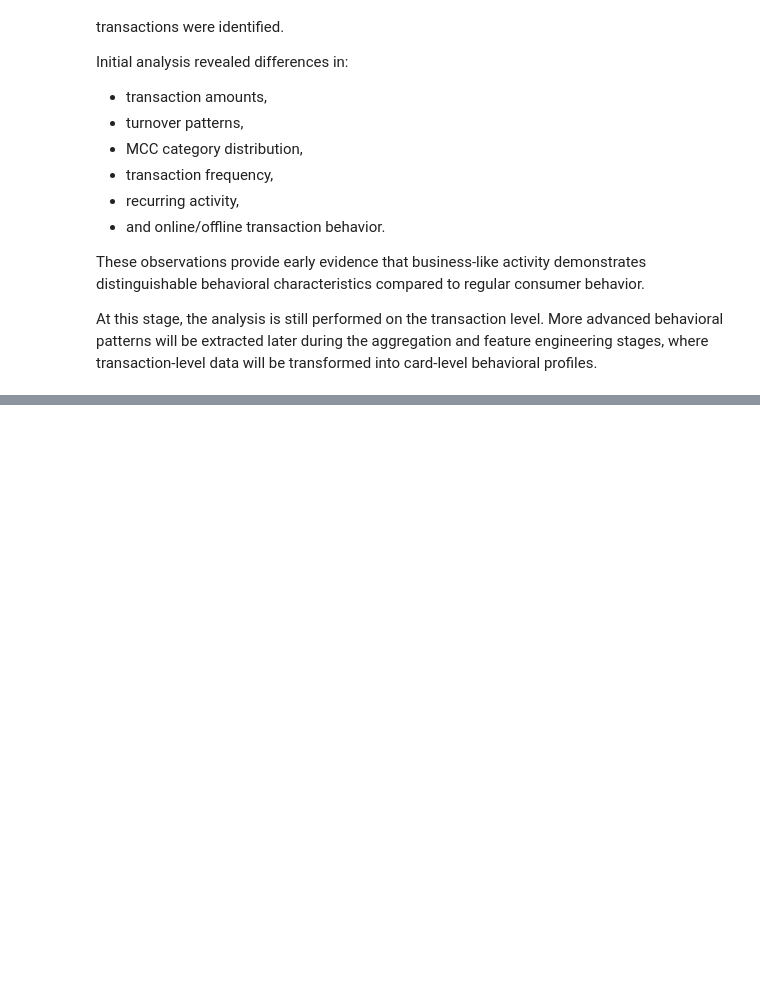
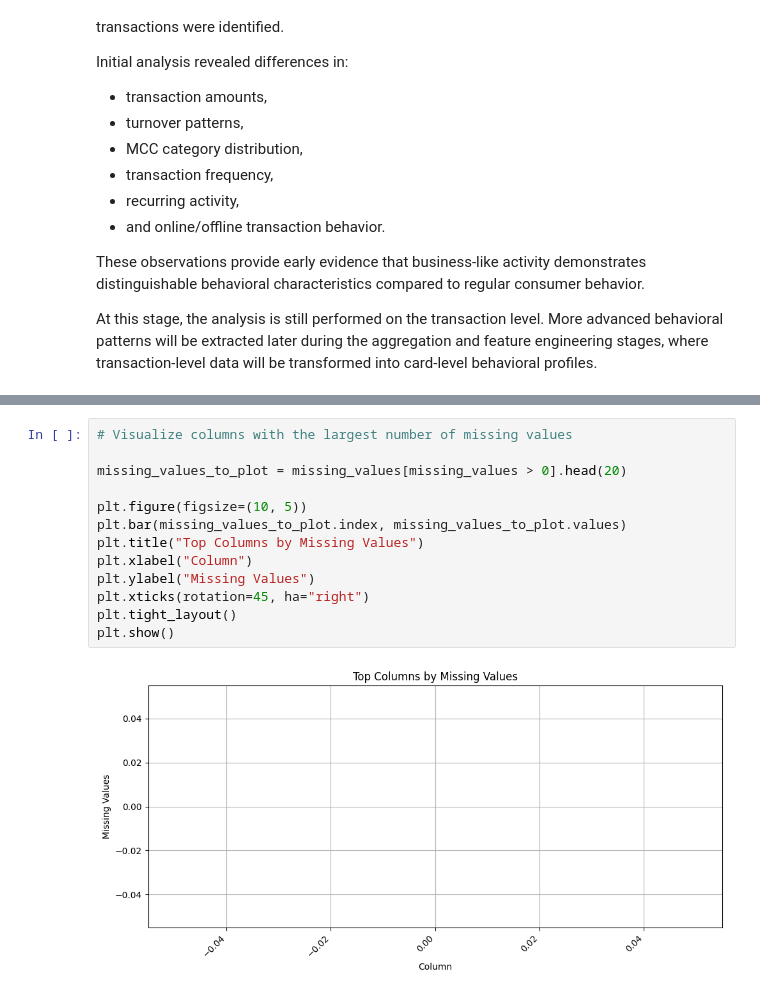
Before and after one commit to SabinaTolkynbekova/MDQ_DSProject, a Jupyter notebook: task.ipynb, the cells around one changed output, grey strips where cells are left out. Saved outputs shown, nothing was run; the diff lists cells and outputs as text; blank space fills up the shorter version.

```diff
--- a/task.ipynb
+++ b/task.ipynb
@@ -1191,0 +915,15 @@ The dataset is now ready for aggregation by `card_number`, where each card will
+# %%
+# Visualize columns with the largest number of missing values
+
+missing_values_to_plot = missing_values[missing_values > 0].head(20)
+
+plt.figure(figsize=(10, 5))
+plt.bar(missing_values_to_plot.index, missing_values_to_plot.values)
+plt.title("Top Columns by Missing Values")
+plt.xlabel("Column")
+plt.ylabel("Missing Values")
+plt.xticks(rotation=45, ha="right")
+plt.tight_layout()
+plt.show()
+# %% [output]
+[figure, added]
```
Also changed, not shown: parts of 64 cells of this notebook.
